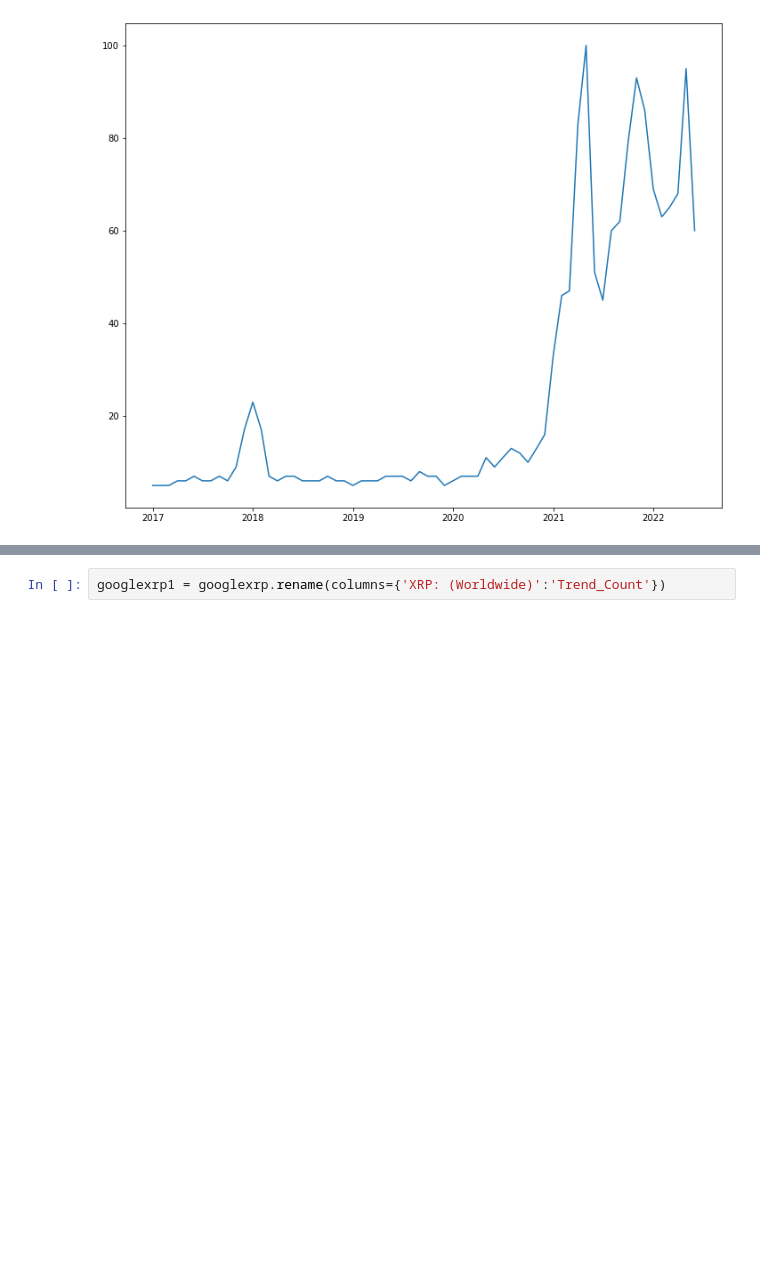
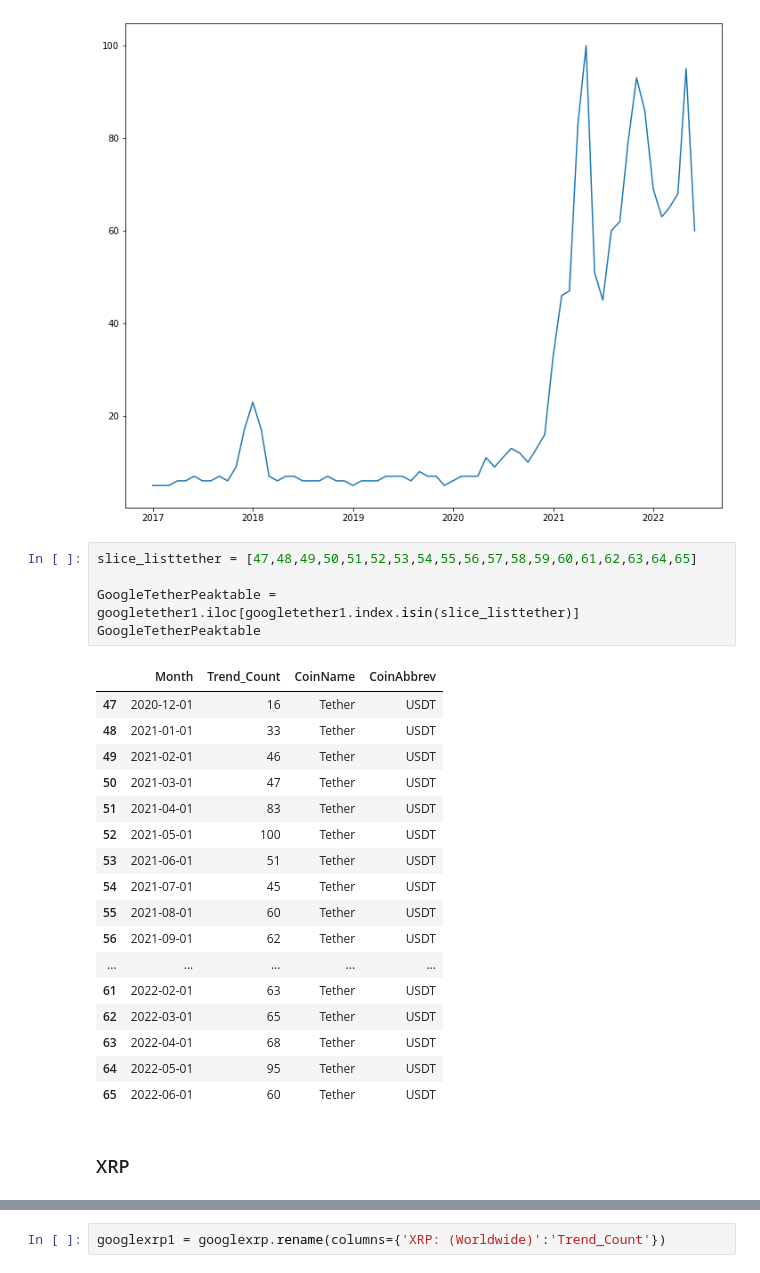
Before and after one commit to mrmoya413/Capstone_RudyMoya, a Jupyter notebook: Notebooks/Rudy_Moya_Capstone.ipynb, the cells around one changed output, grey strips where cells are left out. Cells and saved outputs as stored; diff of their text form; blank space fills up the shorter version.

```diff
--- a/Notebooks/Rudy_Moya_Capstone.ipynb
+++ b/Notebooks/Rudy_Moya_Capstone.ipynb
@@ -437,4 +564,29 @@ plt.plot(x, y)
 plt.show()
 # %% [output]
 [figure]
+# %%
+slice_listtether = [47,48,49,50,51,52,53,54,55,56,57,58,59,60,61,62,63,64,65]
+
+GoogleTetherPeaktable = googletether1.iloc[googletether1.index.isin(slice_listtether)]
+GoogleTetherPeaktable
+# %% [output]
+|  | Month | Trend_Count | CoinName | CoinAbbrev |
+| 47 | 2020-12-01 | 16 | Tether | USDT |
+| 48 | 2021-01-01 | 33 | Tether | USDT |
+| 49 | 2021-02-01 | 46 | Tether | USDT |
+| 50 | 2021-03-01 | 47 | Tether | USDT |
+| 51 | 2021-04-01 | 83 | Tether | USDT |
+| 52 | 2021-05-01 | 100 | Tether | USDT |
+| 53 | 2021-06-01 | 51 | Tether | USDT |
+| 54 | 2021-07-01 | 45 | Tether | USDT |
+| 55 | 2021-08-01 | 60 | Tether | USDT |
+| 56 | 2021-09-01 | 62 | Tether | USDT |
+| ... | ... | ... | ... | ... |
+| 61 | 2022-02-01 | 63 | Tether | USDT |
+| 62 | 2022-03-01 | 65 | Tether | USDT |
+| 63 | 2022-04-01 | 68 | Tether | USDT |
+| 64 | 2022-05-01 | 95 | Tether | USDT |
+| 65 | 2022-06-01 | 60 | Tether | USDT |
+# %% [markdown]
+### XRP
 # %%
```
Also changed, not shown: parts of 33 cells of this notebook.
